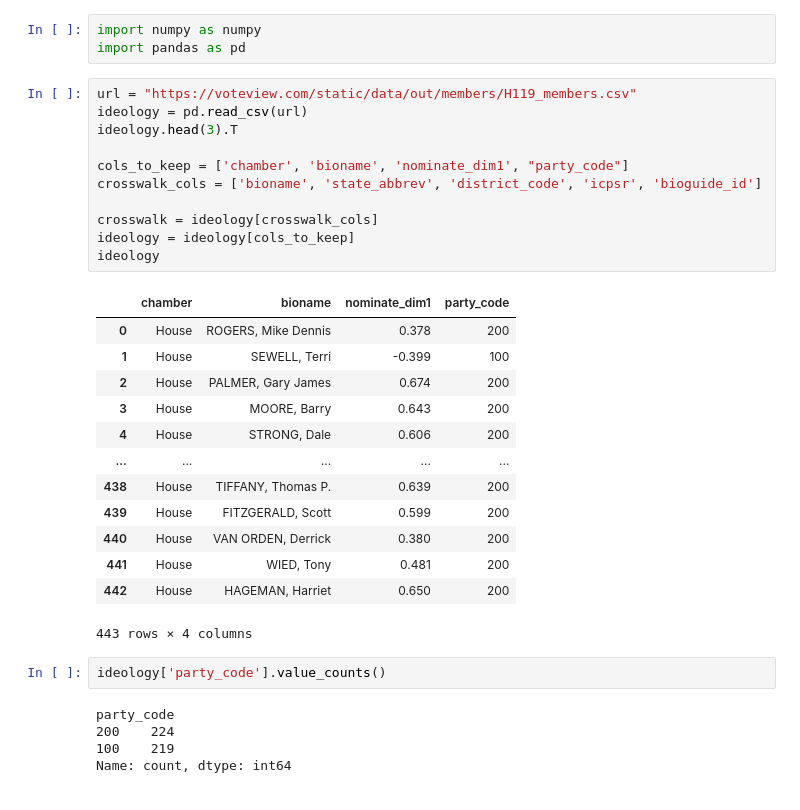
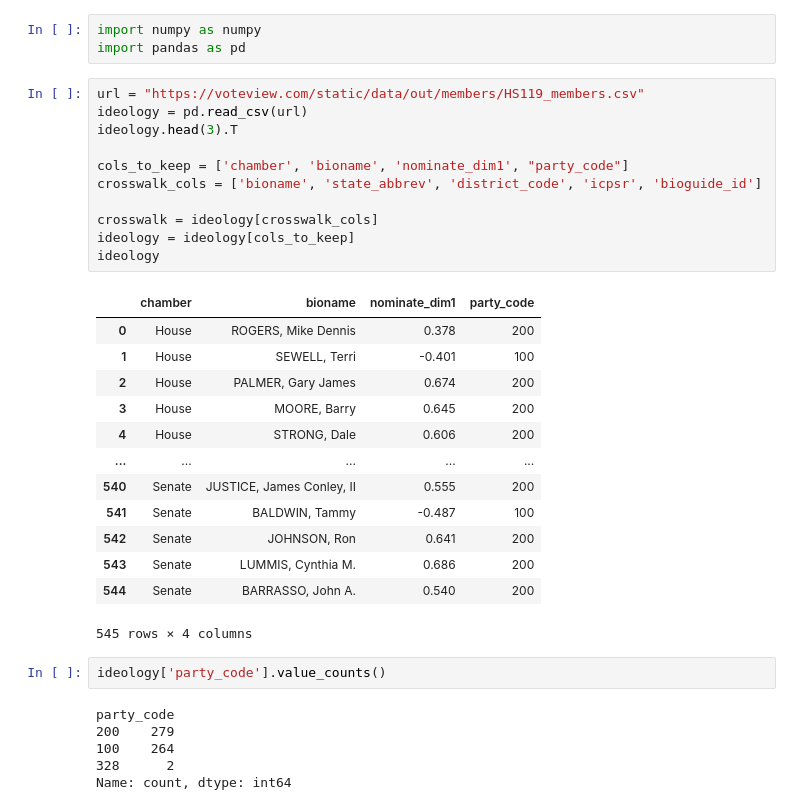
Before and after one commit to ziqian1215/DS-6600, a Jupyter notebook: notebooks/ideology.ipynb, the cells around one changed output. Saved outputs shown, nothing was run; the diff lists cells and outputs as text.

```diff
--- a/notebooks/ideology.ipynb
+++ b/notebooks/ideology.ipynb
@@ -2,35 +2,36 @@
 import numpy as numpy
 import pandas as pd
 # %%
-url = "https://voteview.com/static/data/out/members/H119_members.csv"
+url = "https://voteview.com/static/data/out/members/HS119_members.csv"
 ideology = pd.read_csv(url)
 ideology.head(3).T
 
 cols_to_keep = ['chamber', 'bioname', 'nominate_dim1', "party_code"]
 crosswalk_cols = ['bioname', 'state_abbrev', 'district_code', 'icpsr', 'bioguide_id']
 
 crosswalk = ideology[crosswalk_cols]
 ideology = ideology[cols_to_keep]
 ideology
 # %% [output]
 |  | chamber | bioname | nominate_dim1 | party_code |
 | 0 | House | ROGERS, Mike Dennis | 0.378 | 200 |
-| 1 | House | SEWELL, Terri | -0.399 | 100 |
+| 1 | House | SEWELL, Terri | -0.401 | 100 |
 | 2 | House | PALMER, Gary James | 0.674 | 200 |
-| 3 | House | MOORE, Barry | 0.643 | 200 |
+| 3 | House | MOORE, Barry | 0.645 | 200 |
 | 4 | House | STRONG, Dale | 0.606 | 200 |
 | ... | ... | ... | ... | ... |
-| 438 | House | TIFFANY, Thomas P. | 0.639 | 200 |
-| 439 | House | FITZGERALD, Scott | 0.599 | 200 |
-| 440 | House | VAN ORDEN, Derrick | 0.380 | 200 |
-| 441 | House | WIED, Tony | 0.481 | 200 |
-| 442 | House | HAGEMAN, Harriet | 0.650 | 200 |
+| 540 | Senate | JUSTICE, James Conley, II | 0.555 | 200 |
+| 541 | Senate | BALDWIN, Tammy | -0.487 | 100 |
+| 542 | Senate | JOHNSON, Ron | 0.641 | 200 |
+| 543 | Senate | LUMMIS, Cynthia M. | 0.686 | 200 |
+| 544 | Senate | BARRASSO, John A. | 0.540 | 200 |
-443 rows × 4 columns
+545 rows × 4 columns
 # %%
 ideology['party_code'].value_counts()
 # %% [output]
 party_code
-200    224
-100    219
+200    279
+100    264
+328      2
 Name: count, dtype: int64
 # %%
```
Also changed, not shown: parts of 23 cells of this notebook.
